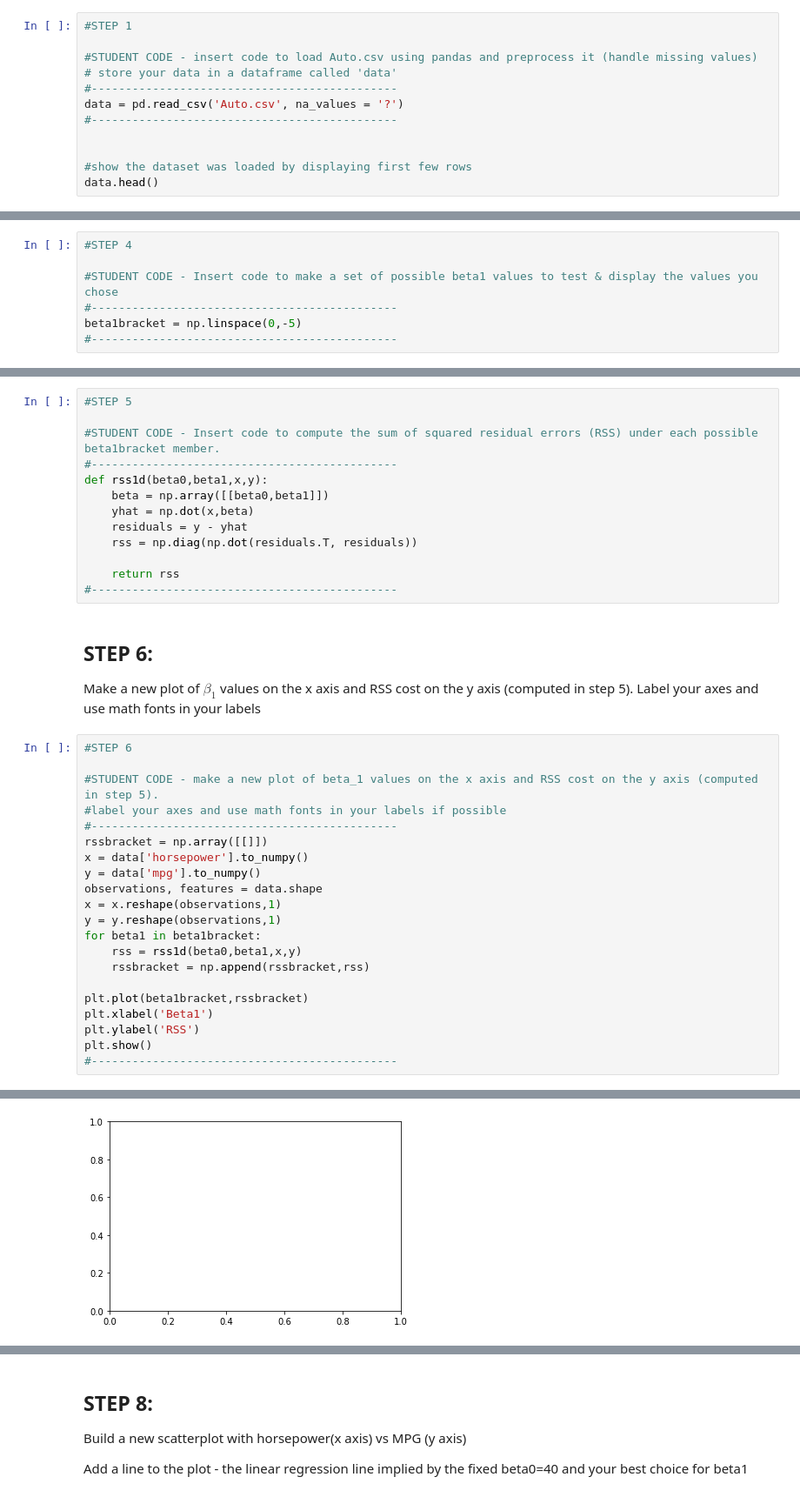
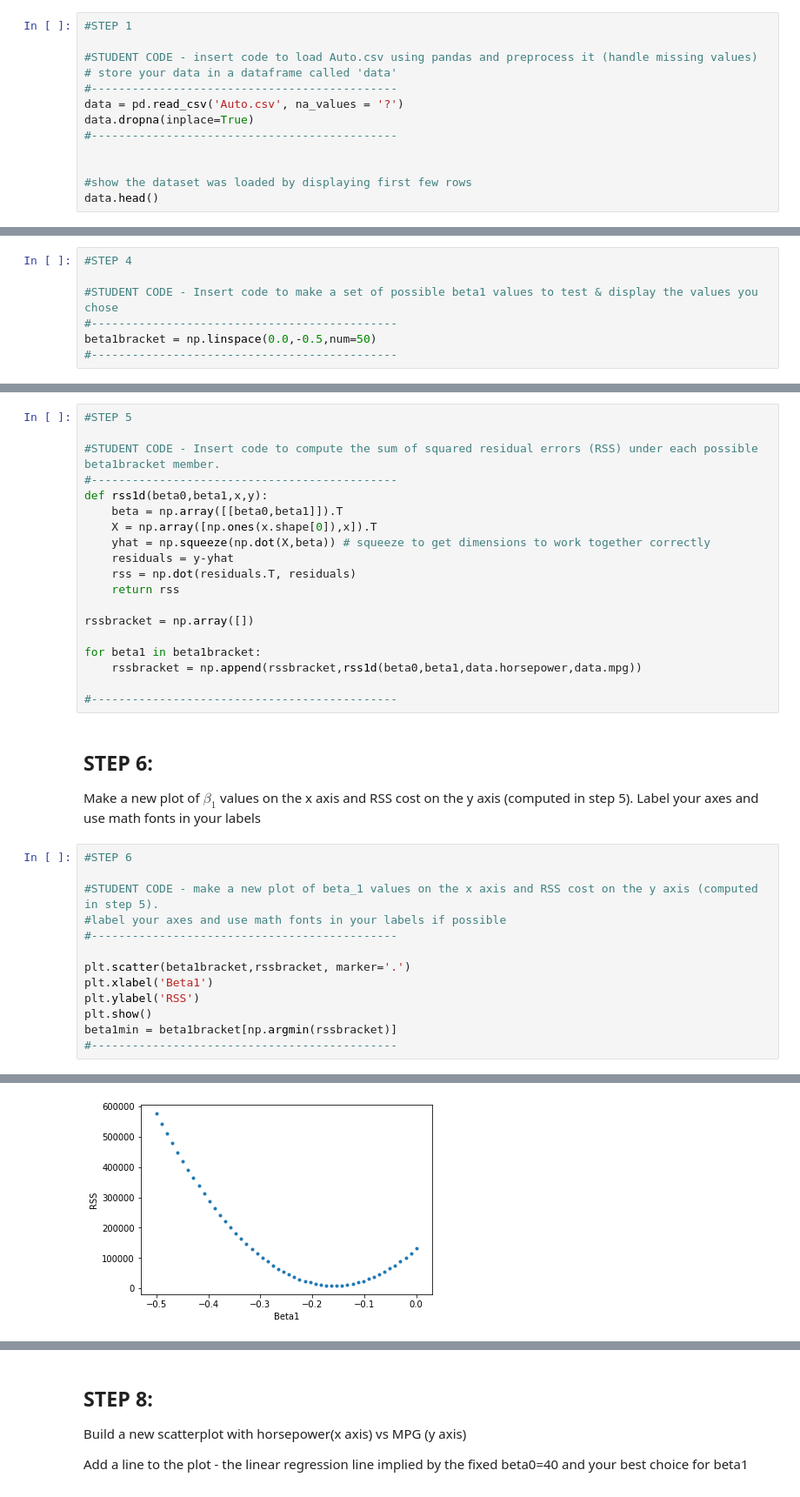
Before and after one commit to mdemore2/CSCE623, a Jupyter notebook: Homework/HW1/Demore_HW1.ipynb, the cells around one changed output, grey strips where cells are left out. Shown: that part at 87% size. Saved outputs shown, nothing was run; the diff lists cells and outputs as text.

```diff
--- a/Homework/HW1/Demore_HW1.ipynb
+++ b/Homework/HW1/Demore_HW1.ipynb
@@ -29,6 +30,7 @@ load Auto.csv using pandas and preprocess it (handle missing values)
 # store your data in a dataframe called 'data'
 #---------------------------------------------
 data = pd.read_csv('Auto.csv', na_values = '?')
+data.dropna(inplace=True)
 #---------------------------------------------
 
 
@@ -155,7 +157,7 @@ Make a `numpy` array of possible $\beta_1$ values(`beta1bracket`) surrounding yo
 
 #STUDENT CODE - Insert code to make a set of possible beta1 values to test & display the values you chose
 #---------------------------------------------
-beta1bracket = np.linspace(0,-5)
+beta1bracket = np.linspace(0.0,-0.5,num=50)
 #---------------------------------------------
 # %% [markdown]
 ## STEP 5:
@@ -166,12 +168,18 @@ Compute the sum of squared residual errors (RSS) under each possible beta1bracke
 #STUDENT CODE - Insert code to compute the sum of squared residual errors (RSS) under each possible beta1bracket member.
 #---------------------------------------------
 def rss1d(beta0,beta1,x,y):
-    beta = np.array([[beta0,beta1]])
-    yhat = np.dot(x,beta)
-    residuals = y - yhat
-    rss = np.diag(np.dot(residuals.T, residuals))
+    beta = np.array([[beta0,beta1]]).T
+    X = np.array([np.ones(x.shape[0]),x]).T
+    yhat = np.squeeze(np.dot(X,beta)) # squeeze to get dimensions to work together correctly
+    residuals = y-yhat
+    rss = np.dot(residuals.T, residuals)
+    return rss
 
-    return rss
+rssbracket = np.array([])
+
+for beta1 in beta1bracket:
+    rssbracket = np.append(rssbracket,rss1d(beta0,beta1,data.horsepower,data.mpg))
+
 #---------------------------------------------
 # %% [markdown]
 ## STEP 6:
@@ -183,19 +191,11 @@ Label your axes and use math fonts in your labels
 #STUDENT CODE - make a new plot of beta_1 values on the x axis and RSS cost on the y axis (computed in step 5).
 #label your axes and use math fonts in your labels if possible
 #---------------------------------------------
-rssbracket = np.array([[]])
-x = data['horsepower'].to_numpy()
-y = data['mpg'].to_numpy()
-observations, features = data.shape
-x = x.reshape(observations,1)
-y = y.reshape(observations,1)
-for beta1 in beta1bracket:
-    rss = rss1d(beta0,beta1,x,y)
-    rssbracket = np.append(rssbracket,rss)
 
-plt.plot(beta1bracket,rssbracket)
+plt.scatter(beta1bracket,rssbracket, marker='.')
 plt.xlabel('Beta1')
 plt.ylabel('RSS')
 plt.show()
+beta1min = beta1bracket[np.argmin(rssbracket)]
 #---------------------------------------------
 # %% [output]
@@ -203,4 +202,4 @@ ValueError: x and y must have same first dimension, but have shapes (50,) and (1
-[figure, old version]
+[figure, new version]
 # %% [markdown]
 # STEP 7:
 Describe the RSS Plot
```
Also changed, not shown: parts of 13 cells of this notebook, 1 other file.
